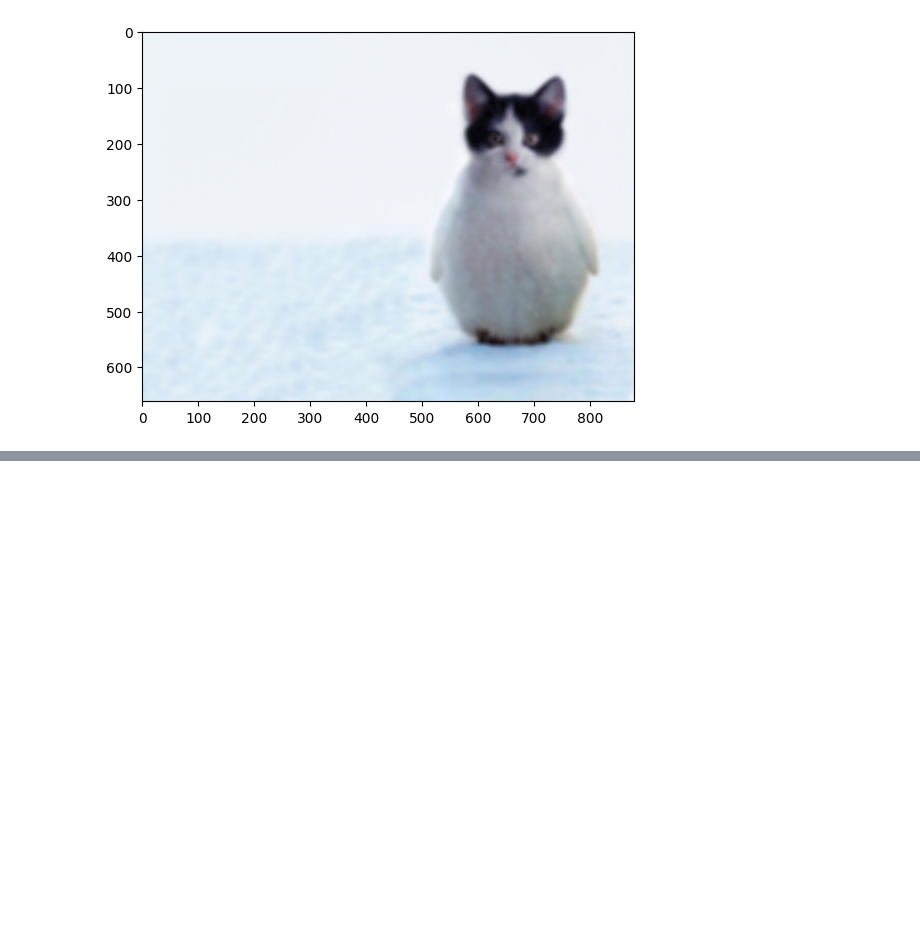
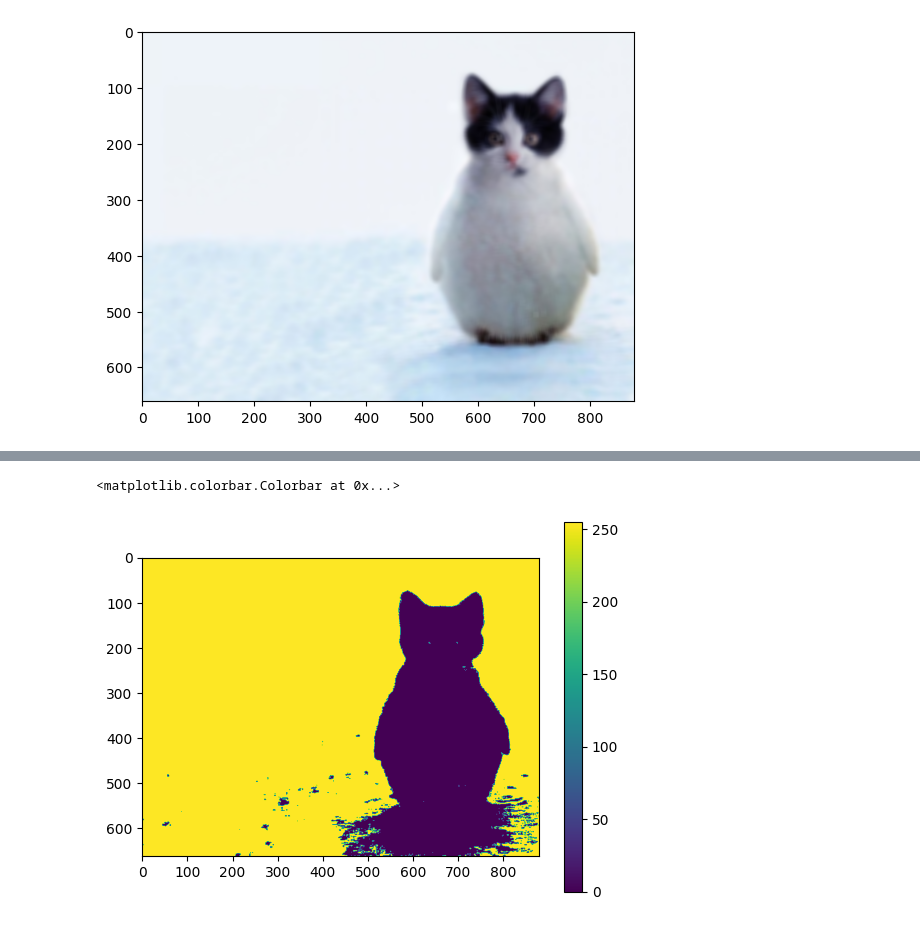
Before and after one commit to baked-potatoes/image-processing, a Jupyter notebook: image-processing.ipynb, the cells around one changed output, grey strips where cells are left out. Drawn from its saved outputs; the diff is of its cells as text; code cells hidden in the pictures; blank space fills up the shorter version.

Commit message:
Added thresholding and edge detection

```diff
--- a/image-processing.ipynb
+++ b/image-processing.ipynb
@@ -66,0 +70,7 @@ plt.imshow(cv2.cvtColor(blur, cv2.COLOR_BGR2RGB))
+# %%
+ret, th = cv2.threshold(cv2.cvtColor(plot, cv2.COLOR_RGB2GRAY), 220, 255, cv2.THRESH_BINARY)
+plt.imshow(th)
+plt.colorbar()
+# %% [output]
+<matplotlib.colorbar.Colorbar at 0x...>
+[figure, added]
```
Also changed, not shown: parts of 8 cells of this notebook, 1 other file.
